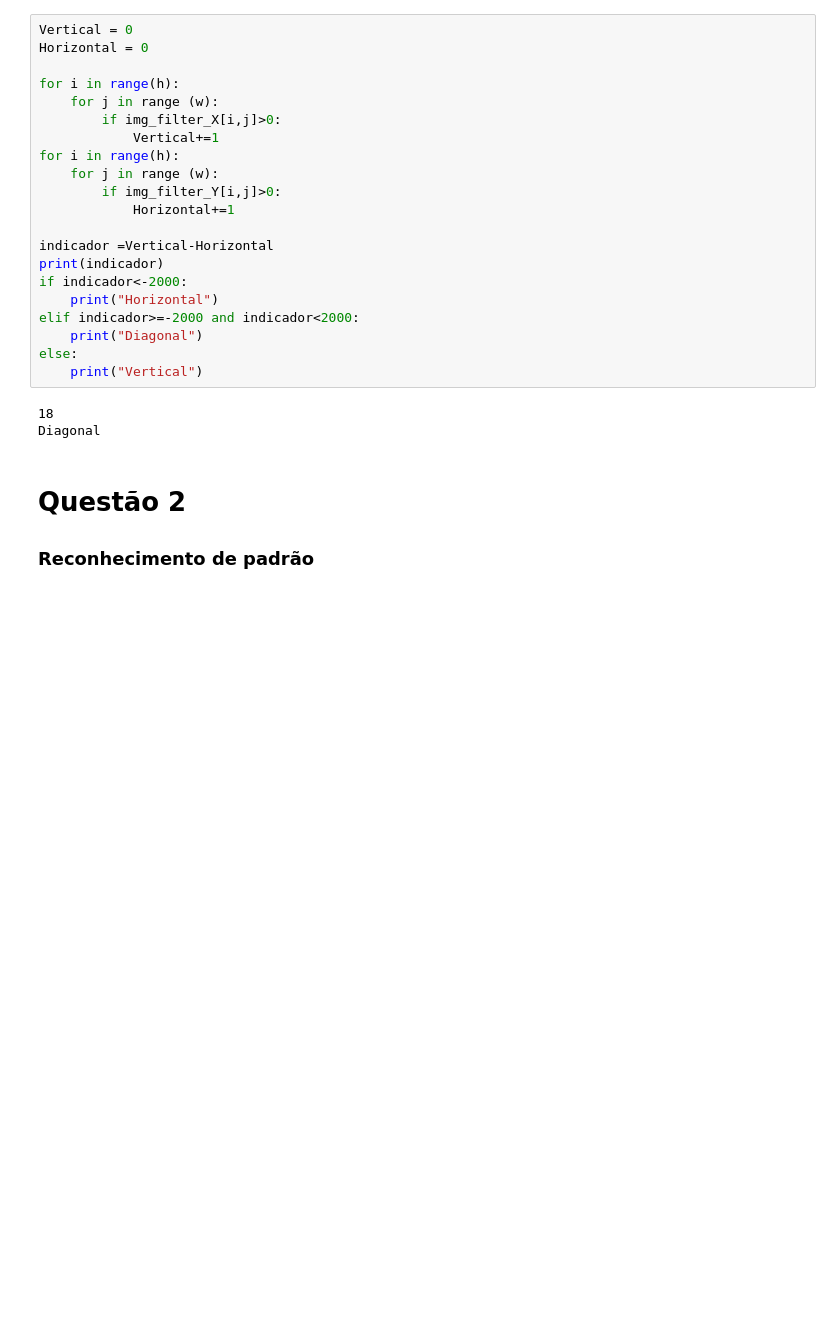
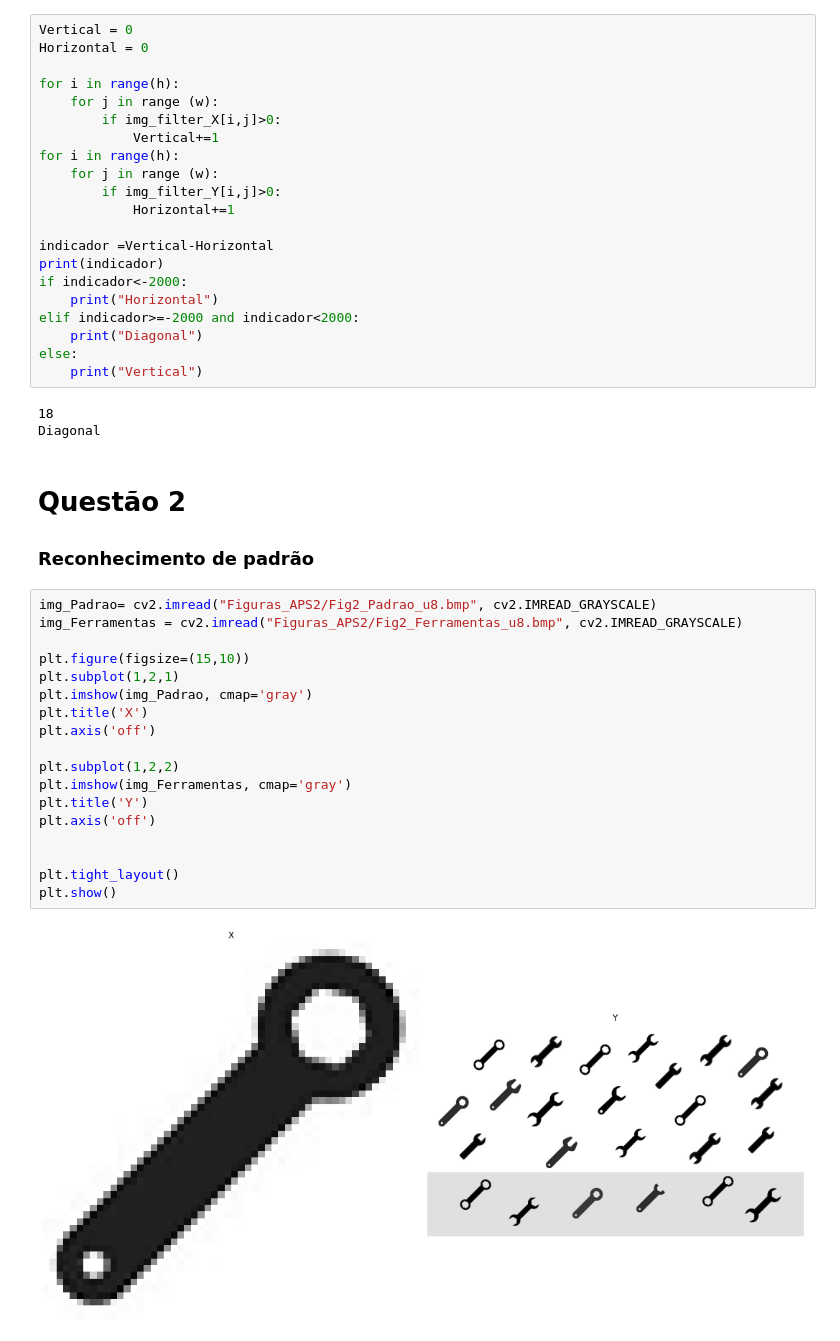
Before and after one commit to fekurita/MachineVision, a Jupyter notebook: APS2/APS2.ipynb, the cells around one changed output. Drawn from its saved outputs; the diff is of its cells as text; blank space fills up the shorter version.

```diff
--- a/APS2/APS2.ipynb
+++ b/APS2/APS2.ipynb
@@ -106,4 +106,24 @@ Diagonal
 # %% [markdown]
 # Questão 2
 ### Reconhecimento de padrão
+# %%
+img_Padrao= cv2.imread("Figuras_APS2/Fig2_Padrao_u8.bmp", cv2.IMREAD_GRAYSCALE)
+img_Ferramentas = cv2.imread("Figuras_APS2/Fig2_Ferramentas_u8.bmp", cv2.IMREAD_GRAYSCALE)
+
+plt.figure(figsize=(15,10))
+plt.subplot(1,2,1)
+plt.imshow(img_Padrao, cmap='gray')
+plt.title('X')
+plt.axis('off')
+
+plt.subplot(1,2,2)
+plt.imshow(img_Ferramentas, cmap='gray')
+plt.title('Y')
+plt.axis('off')
+
+
+plt.tight_layout()
+plt.show()
+# %% [output]
+[figure, added]
 # %%
```
Also changed, not shown: parts of 1 cell of this notebook, 2 other files.
